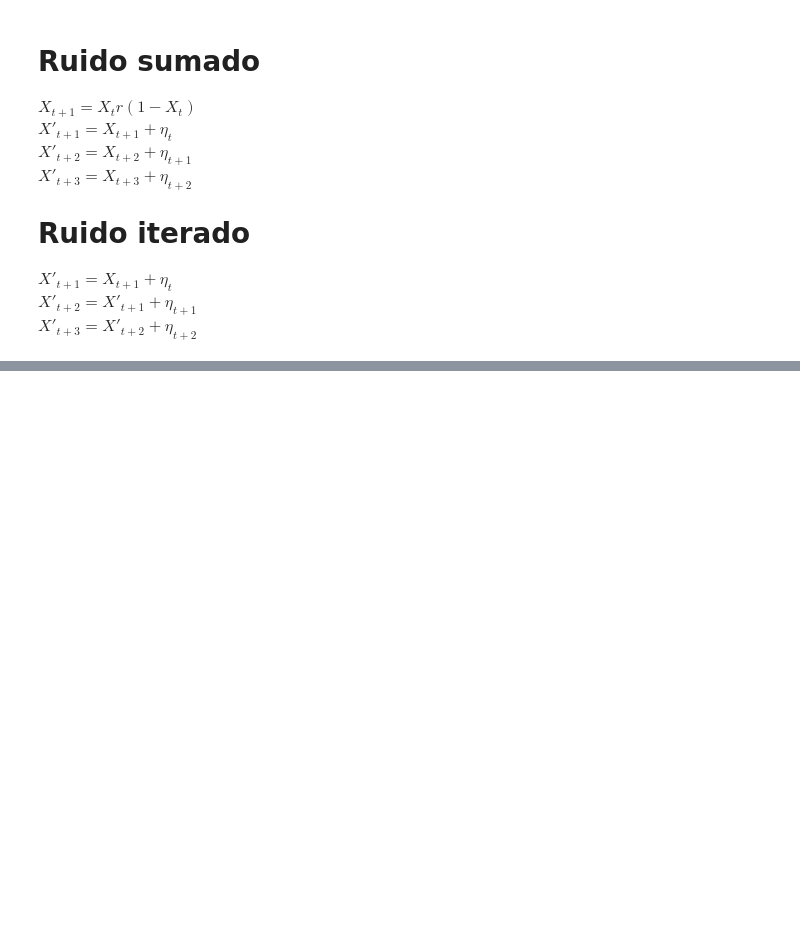
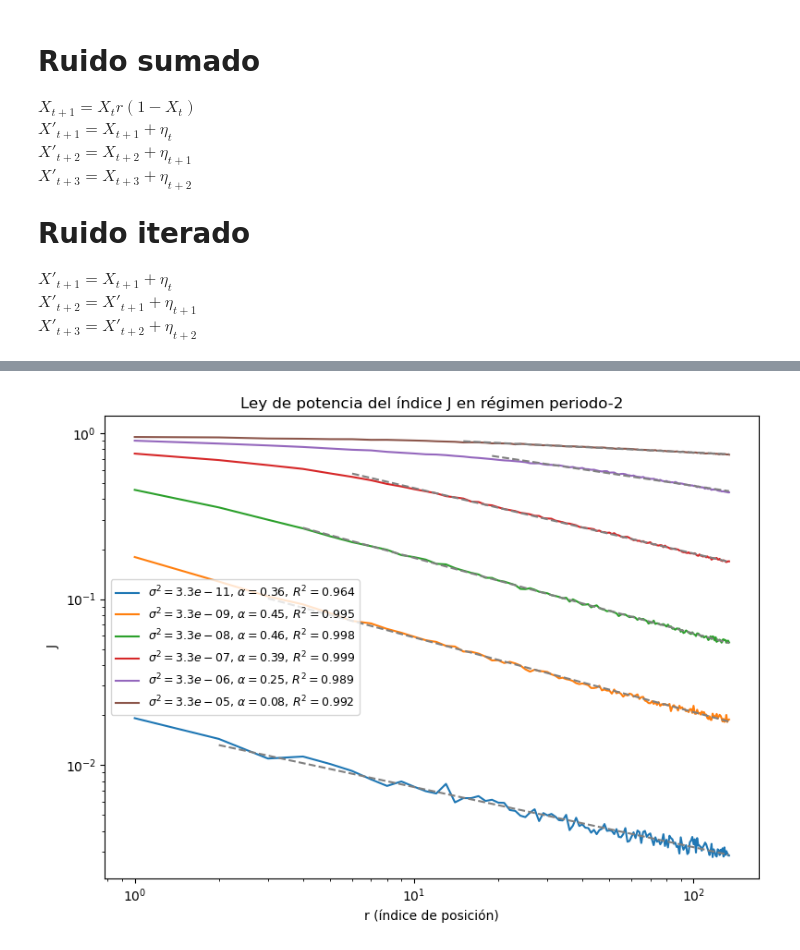
Before and after one commit to EduardoGarcia528/Tesis, a Jupyter notebook: logistic_map/_main_Logistico.ipynb, the cells around one changed output, grey strips where cells are left out. Drawn from its saved outputs; the diff is of its cells as text; code cells hidden in the pictures; blank space fills up the shorter version.

Commit message:
gammayLogistic

```diff
--- a/logistic_map/_main_Logistico.ipynb
+++ b/logistic_map/_main_Logistico.ipynb
@@ -1059,6 +1057,7 @@ def plot_orbit_diagram(ruido,num_partitions,discreto,interpolacion, size,grafica
     b = 0
     J_values=[]
     J_index=[]
+    periodos_logistic = create_periodos_logistic()
     # caotico = []
     varianzas=[]
     lyapunov_values = []
@@ -1529,0 +1647,64 @@ $X'_{t+3} = X'_{t+2} + \eta_{t+2} $
+# %%
+import numpy as np
+from scipy.stats import linregress
+
+
+def ajustar_ley_potencia(x, y, idx_min):
+    """
+    Ajusta y = A x^(-alpha) usando datos desde idx_min
+    Devuelve alpha, R^2
+    """
+    x_fit = np.log10(x[idx_min:])
+    y_fit = np.log10(y[idx_min:])
+
+    slope, intercept, r_value, p_value, std_err = linregress(x_fit, y_fit)
+
+    alpha = -slope
+    R2 = r_value**2
+
+    return alpha, R2, slope, intercept
+
+import matplotlib.pyplot as plt
+
+ruidos = [1e-10, 1e-8, 1e-7, 1e-6, 1e-5, 1e-4]
+alphas = []
+idx_min_dict = {
+    1e-10: 1,
+    1e-8: 2,
+    1e-7: 3,
+    1e-6: 5,
+    1e-5: 18,
+    1e-4: 14   # ← transitorio más largo
+}
+
+plt.figure(figsize=(8,6))
+
+for ruido in ruidos:
+
+    r = np.load('data/RUIDOS/aditivo_J/J_por_ruido_' + str(ruido) + '.npy')
+    J_val = np.mean(r, axis=0)[:134]
+
+    x = np.arange(1, len(J_val)+1)
+
+    idx_min = idx_min_dict[ruido]
+
+    alpha, R2, m, b = ajustar_ley_potencia(x, J_val, idx_min)
+
+    plt.plot(x, J_val, label=fr'$\sigma^2={ruido/3:.1e}$, $\alpha={alpha:.2f},\,R^2={R2:.3f}$')
+    plt.plot(
+        x[idx_min:],
+        10**(b + m*np.log10(x[idx_min:])),
+        '--', color = 'gray'
+    )
+    alphas.append(alpha)
+
+plt.xscale('log')
+plt.yscale('log')
+plt.xlabel('r (índice de posición)')
+plt.ylabel('J')
+plt.legend(fontsize=9)
+plt.title('Ley de potencia del índice J en régimen periodo-2')
+plt.tight_layout()
+plt.show()
+# %% [output]
+[figure, added]
```
Also changed, not shown: parts of 6 cells of this notebook, 58 other files.
